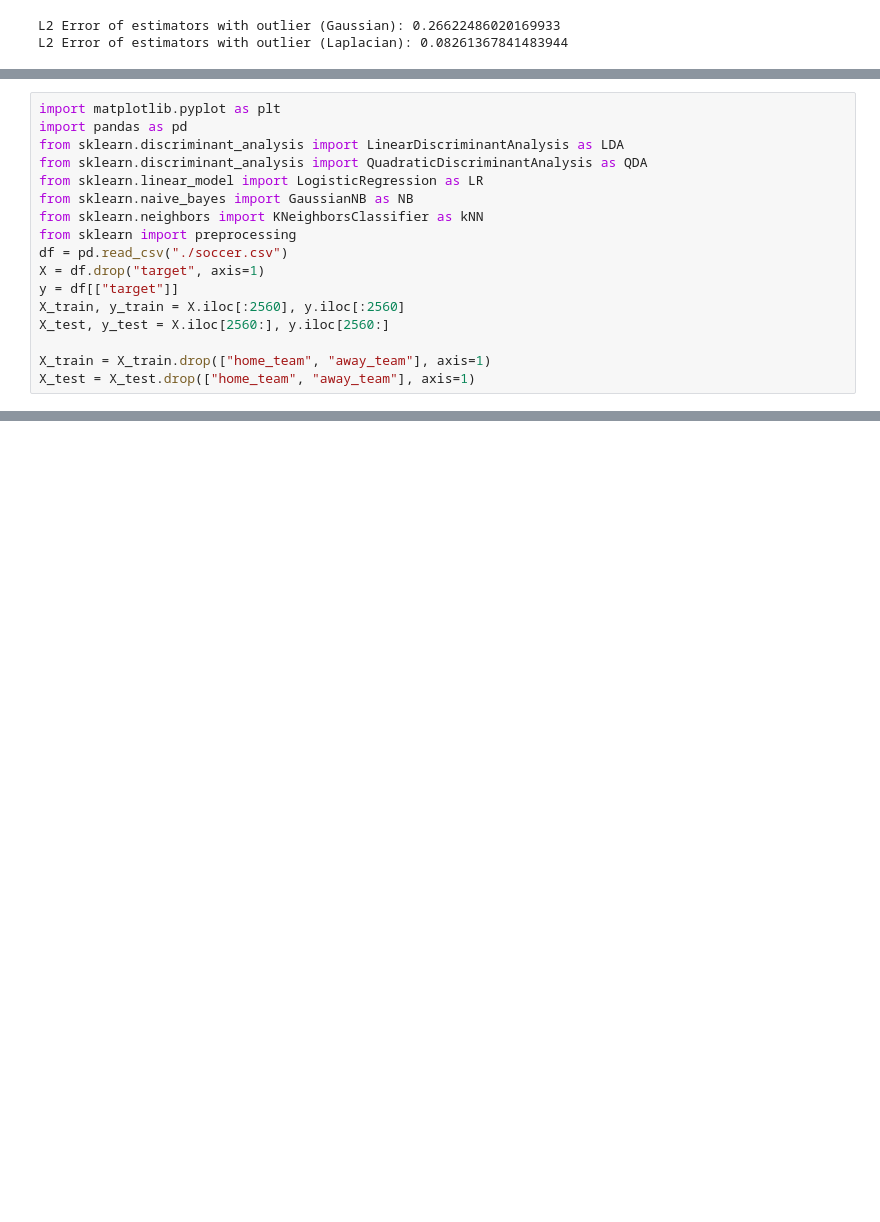
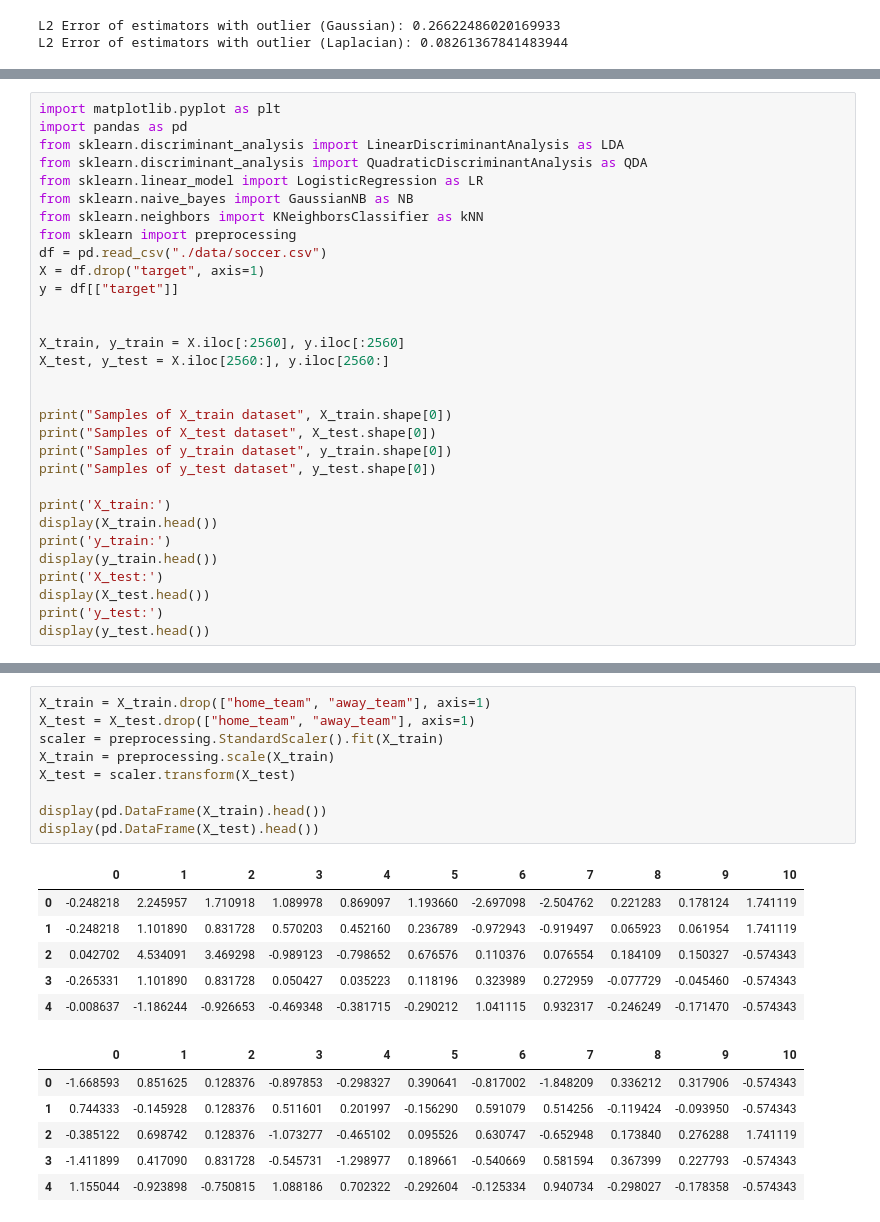
Before and after one commit to pedrobahia7/list01_ml_impa, a Jupyter notebook: list01.ipynb, the cells around one changed output, grey strips where cells are left out. Cells and saved outputs as stored; diff of their text form; blank space fills up the shorter version.

```diff
--- a/list01.ipynb
+++ b/list01.ipynb
@@ -442,11 +441,25 @@ from sklearn.linear_model import LogisticRegression as LR
 from sklearn.naive_bayes import GaussianNB as NB
 from sklearn.neighbors import KNeighborsClassifier as kNN
 from sklearn import preprocessing
-df = pd.read_csv("./soccer.csv")
+df = pd.read_csv("./data/soccer.csv")
 X = df.drop("target", axis=1)
 y = df[["target"]]
+
+
 X_train, y_train = X.iloc[:2560], y.iloc[:2560]
 X_test, y_test = X.iloc[2560:], y.iloc[2560:]
 
-X_train = X_train.drop(["home_team", "away_team"], axis=1)
-X_test = X_test.drop(["home_team", "away_team"], axis=1)
+
+print("Samples of X_train dataset", X_train.shape[0])
+print("Samples of X_test dataset", X_test.shape[0])
+print("Samples of y_train dataset", y_train.shape[0])
+print("Samples of y_test dataset", y_test.shape[0])
+
+print('X_train:')
+display(X_train.head())
+print('y_train:')
+display(y_train.head())
+print('X_test:')
+display(X_test.head())
+print('y_test:')
+display(y_test.head())
@@ -452,0 +499,22 @@ X_test = X_test.drop(["home_team", "away_team"], axis=1)
+# %%
+X_train = X_train.drop(["home_team", "away_team"], axis=1)
+X_test = X_test.drop(["home_team", "away_team"], axis=1)
+scaler = preprocessing.StandardScaler().fit(X_train)
+X_train = preprocessing.scale(X_train)
+X_test = scaler.transform(X_test)
+
+display(pd.DataFrame(X_train).head())
+display(pd.DataFrame(X_test).head())
+# %% [output]
+|  | 0 | 1 | 2 | 3 | 4 | 5 | 6 | 7 | 8 | 9 | 10 |
+| 0 | -0.248218 | 2.245957 | 1.710918 | 1.089978 | 0.869097 | 1.193660 | -2.697098 | -2.504762 | 0.221283 | 0.178124 | 1.741119 |
+| 1 | -0.248218 | 1.101890 | 0.831728 | 0.570203 | 0.452160 | 0.236789 | -0.972943 | -0.919497 | 0.065923 | 0.061954 | 1.741119 |
+| 2 | 0.042702 | 4.534091 | 3.469298 | -0.989123 | -0.798652 | 0.676576 | 0.110376 | 0.076554 | 0.184109 | 0.150327 | -0.574343 |
+| 3 | -0.265331 | 1.101890 | 0.831728 | 0.050427 | 0.035223 | 0.118196 | 0.323989 | 0.272959 | -0.077729 | -0.045460 | -0.574343 |
+| 4 | -0.008637 | -1.186244 | -0.926653 | -0.469348 | -0.381715 | -0.290212 | 1.041115 | 0.932317 | -0.246249 | -0.171470 | -0.574343 |
+|  | 0 | 1 | 2 | 3 | 4 | 5 | 6 | 7 | 8 | 9 | 10 |
+| 0 | -1.668593 | 0.851625 | 0.128376 | -0.897853 | -0.298327 | 0.390641 | -0.817002 | -1.848209 | 0.336212 | 0.317906 | -0.574343 |
+| 1 | 0.744333 | -0.145928 | 0.128376 | 0.511601 | 0.201997 | -0.156290 | 0.591079 | 0.514256 | -0.119424 | -0.093950 | -0.574343 |
+| 2 | -0.385122 | 0.698742 | 0.128376 | -1.073277 | -0.465102 | 0.095526 | 0.630747 | -0.652948 | 0.173840 | 0.276288 | 1.741119 |
+| 3 | -1.411899 | 0.417090 | 0.831728 | -0.545731 | -1.298977 | 0.189661 | -0.540669 | 0.581594 | 0.367399 | 0.227793 | -0.574343 |
+| 4 | 1.155044 | -0.923898 | -0.750815 | 1.088186 | 0.702322 | -0.292604 | -0.125334 | 0.940734 | -0.298027 | -0.178358 | -0.574343 |
```
Also changed, not shown: parts of 11 cells of this notebook.
